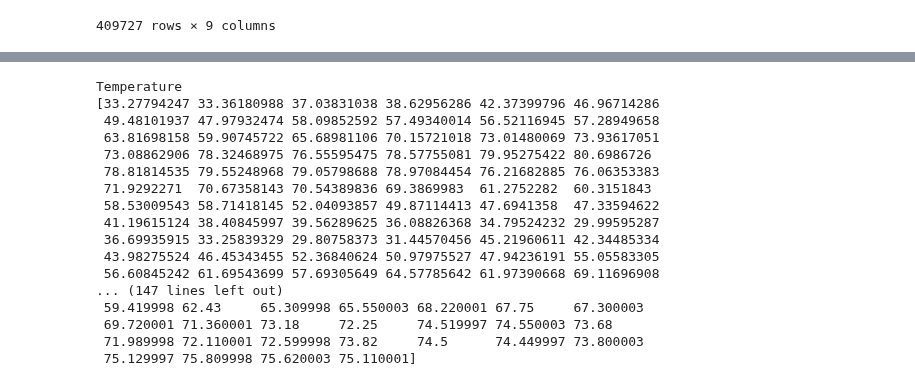
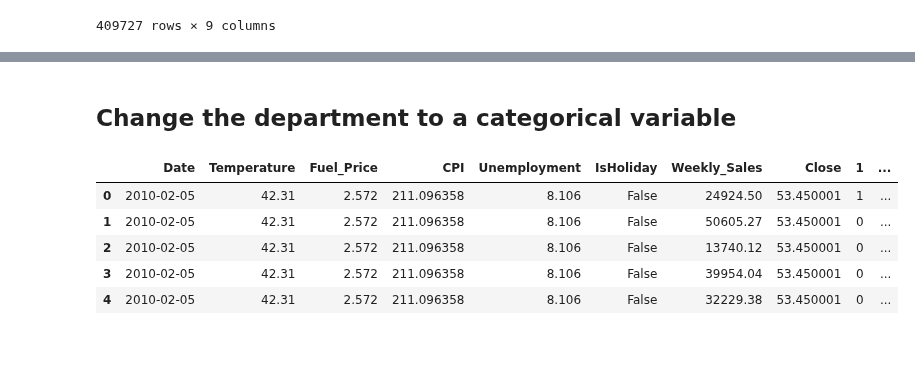
Before and after one commit to arnaldo9408/SpringBoard, a Jupyter notebook: Data Wranging/Capstone Two - Data Wrangling.ipynb, the cells around one changed output, grey strips where cells are left out. Drawn from its saved outputs; the diff is of its cells as text; code cells hidden in the pictures; blank space fills up the shorter version.

```diff
--- a/Data Wranging/Capstone Two - Data Wrangling.ipynb
+++ b/Data Wranging/Capstone Two - Data Wrangling.ipynb
@@ -459,20 +424,21 @@ def unique_values():
-# %%
-unique_values()
-# %% [output]
-Temperature
-[33.27794247 33.36180988 37.03831038 38.62956286 42.37399796 46.96714286
- 49.48101937 47.97932474 58.09852592 57.49340014 56.52116945 57.28949658
- 63.81698158 59.90745722 65.68981106 70.15721018 73.01480069 73.93617051
- 73.08862906 78.32468975 76.55595475 78.57755081 79.95275422 80.6986726
- 78.81814535 79.55248968 79.05798688 78.97084454 76.21682885 76.06353383
- 71.9292271  70.67358143 70.54389836 69.3869983  61.2752282  60.3151843
- 58.53009543 58.71418145 52.04093857 49.87114413 47.6941358  47.33594622
- 41.19615124 38.40845997 39.56289625 36.08826368 34.79524232 29.99595287
- 36.69935915 33.25839329 29.80758373 31.44570456 45.21960611 42.34485334
- 43.98275524 46.45343455 52.36840624 50.97975527 47.94236191 55.05583305
- 56.60845242 61.69543699 57.69305649 64.57785642 61.97390668 69.11696908
-... (147 lines left out)
- 59.419998 62.43     65.309998 65.550003 68.220001 67.75     67.300003
- 69.720001 71.360001 73.18     72.25     74.519997 74.550003 73.68
- 71.989998 72.110001 72.599998 73.82     74.5      74.449997 73.800003
- 75.129997 75.809998 75.620003 75.110001]
+# %% [markdown]
+## Change the department to a categorical variable
+# %%
+#Aggregate the department as a dummy variable to get it as a possible exploratory variable
+department_dummies = pd.get_dummies(df_features_train_stock['Dept'])
+# %%
+#We no longer need the department column since we are going to replace it with the categorical variable
+df_features_train_stock.drop(columns = 'Dept', inplace = True)
+# %%
+#Concat the categorical data frame with the df
+df = pd.concat([df_features_train_stock, department_dummies], axis = 1)
+# %%
+pd.set_option('max_columns', None)
+df.head()
+# %% [output]
+|  | Date | Temperature | Fuel_Price | CPI | Unemployment | IsHoliday | Weekly_Sales | Close | 1 | ... |
+| 0 | 2010-02-05 | 42.31 | 2.572 | 211.096358 | 8.106 | False | 24924.50 | 53.450001 | 1 | ... |
+| 1 | 2010-02-05 | 42.31 | 2.572 | 211.096358 | 8.106 | False | 50605.27 | 53.450001 | 0 | ... |
+| 2 | 2010-02-05 | 42.31 | 2.572 | 211.096358 | 8.106 | False | 13740.12 | 53.450001 | 0 | ... |
+| 3 | 2010-02-05 | 42.31 | 2.572 | 211.096358 | 8.106 | False | 39954.04 | 53.450001 | 0 | ... |
+| 4 | 2010-02-05 | 42.31 | 2.572 | 211.096358 | 8.106 | False | 32229.38 | 53.450001 | 0 | ... |
```
Also changed, not shown: parts of 19 cells of this notebook.
